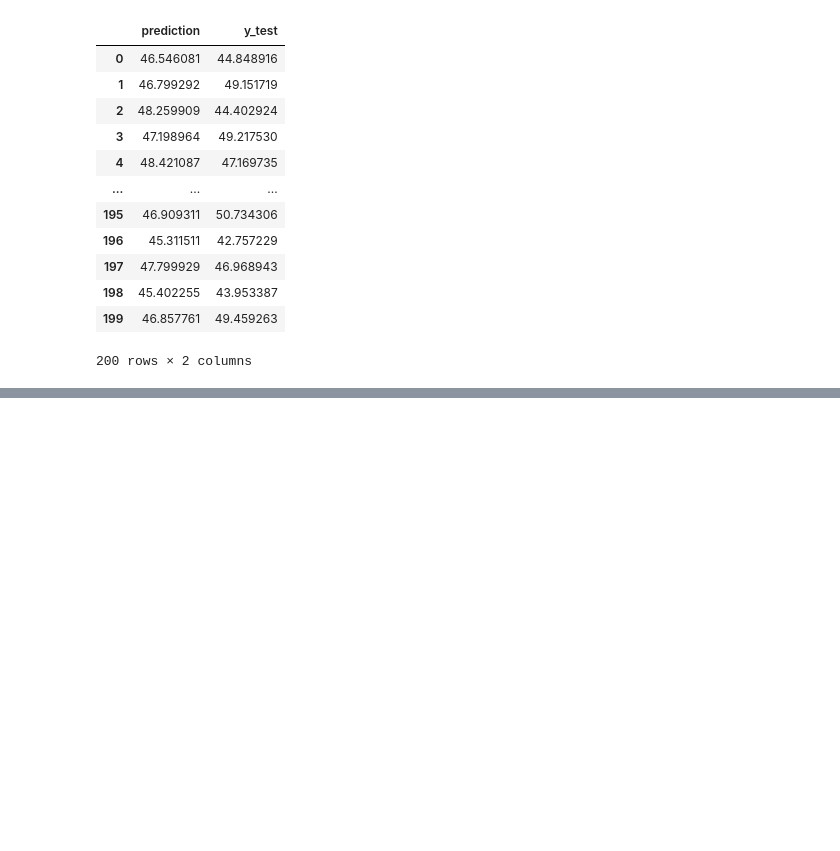
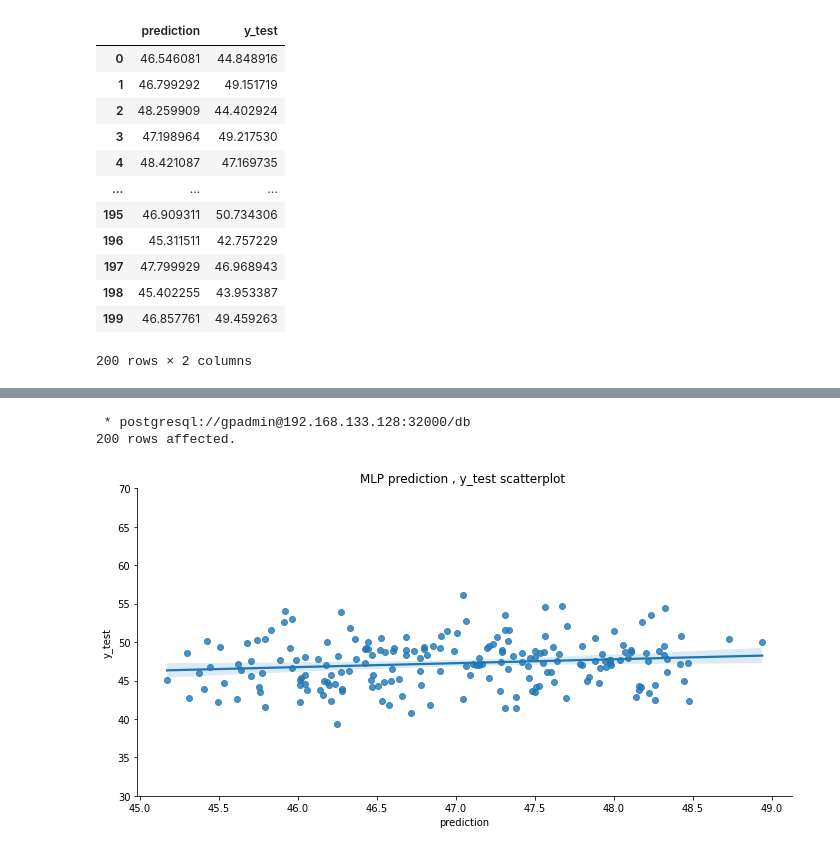
Before and after one commit to guyzsarun/rabbitmq-gpdb-poc, a Jupyter notebook: gpdb/madlib-demo.ipynb, the cells around one changed output, grey strips where cells are left out. Saved outputs shown, nothing was run; the diff lists cells and outputs as text; code cells hidden in the pictures; blank space fills up the shorter version.

```diff
--- a/gpdb/madlib-demo.ipynb
+++ b/gpdb/madlib-demo.ipynb
@@ -624,3 +622,9 @@ sns.heatmap(confusion.astype(int),annot=True,cmap="YlGnBu",fmt='d',yticklabels=[
 plt.yticks(rotation=0);
 # %% [output]
 [figure]
+# %%
+y_test= %sql SELECT y_test FROM sensors_logreg_test_predict;
+pred = %sql SELECT pred FROM sensors_logreg_test_predict;
+
+
+print(classification_report(y_test,pred))
@@ -760,0 +892,12 @@ plt.ylim(30,70);
+# %%
+pred = %sql SELECT temperature_2 as y_test, estimated_temperature_2 as prediction FROM sensors_mlp_test_predict LIMIT 200;
+pred=pred.DataFrame()
+# %% [output]
+ * postgresql://gpadmin@192.168.133.128:32000/db
+200 rows affected.
+# %%
+sns.lmplot(x='prediction',y='y_test',data=pred,height=5,aspect=2)
+plt.title("MLP prediction , y_test scatterplot ")
+plt.ylim(30,70);
+# %% [output]
+[figure, added]
```
Also changed, not shown: parts of 12 cells of this notebook.
